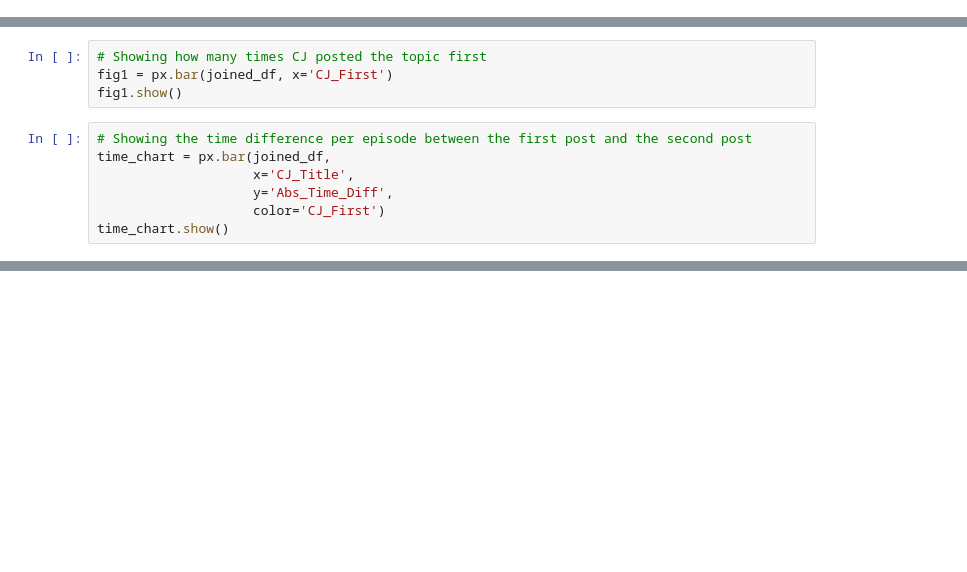
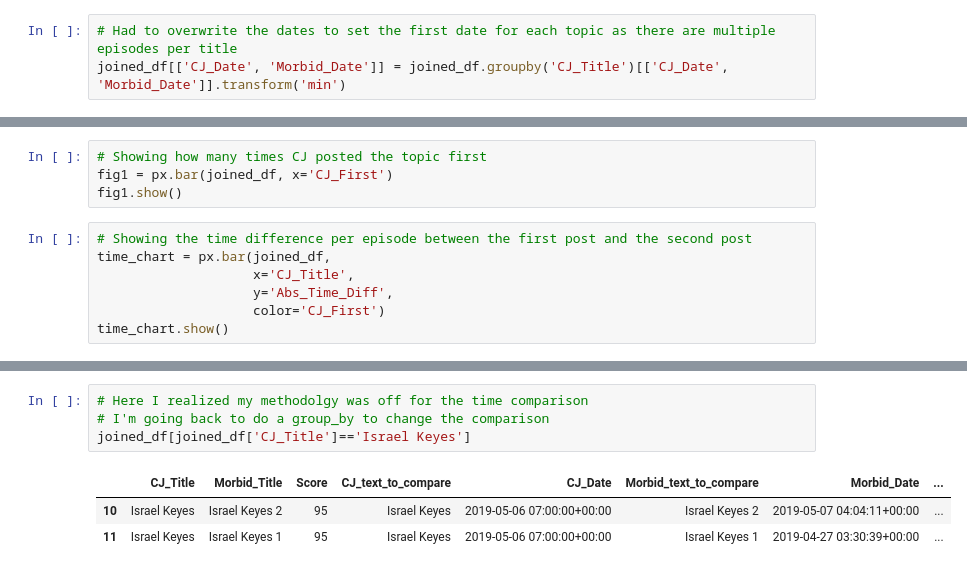
Before and after one commit to trburnet/Content_Agg, a Jupyter notebook: agg_nb.ipynb, the cells around one changed output, grey strips where cells are left out. Cells and saved outputs as stored; diff of their text form; blank space fills up the shorter version.

Commit message:
added a transform to get the first date

```diff
--- a/agg_nb.ipynb
+++ b/agg_nb.ipynb
@@ -126,5 +137,8 @@ fig.add_trace(go.Scatter(mode='markers',
     )
 )
 fig.show()
+# %%
+# Had to overwrite the dates to set the first date for each topic as there are multiple episodes per title
+joined_df[['CJ_Date', 'Morbid_Date']] = joined_df.groupby('CJ_Title')[['CJ_Date', 'Morbid_Date']].transform('min')
 # %%
 # Setting a flag for which podcast released first and the time difference
@@ -144,0 +169,8 @@ time_chart.show()
+# %%
+# Here I realized my methodolgy was off for the time comparison
+# I'm going back to do a group_by to change the comparison
+joined_df[joined_df['CJ_Title']=='Israel Keyes']
+# %% [output]
+|  | CJ_Title | Morbid_Title | Score | CJ_text_to_compare | CJ_Date | Morbid_text_to_compare | Morbid_Date | ... |
+| 10 | Israel Keyes | Israel Keyes 2 | 95 | Israel Keyes | 2019-05-06 07:00:00+00:00 | Israel Keyes 2 | 2019-05-07 04:04:11+00:00 | ... |
+| 11 | Israel Keyes | Israel Keyes 1 | 95 | Israel Keyes | 2019-05-06 07:00:00+00:00 | Israel Keyes 1 | 2019-04-27 03:30:39+00:00 | ... |
```
Also changed, not shown: parts of 5 cells of this notebook.
